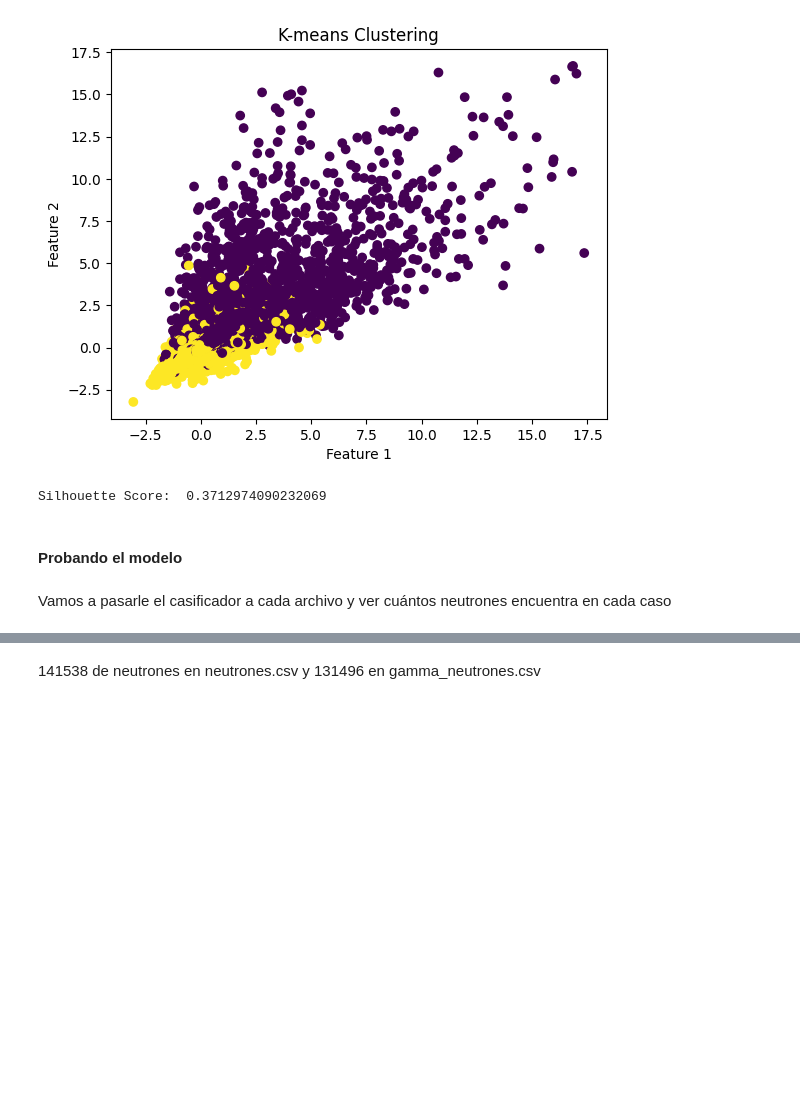
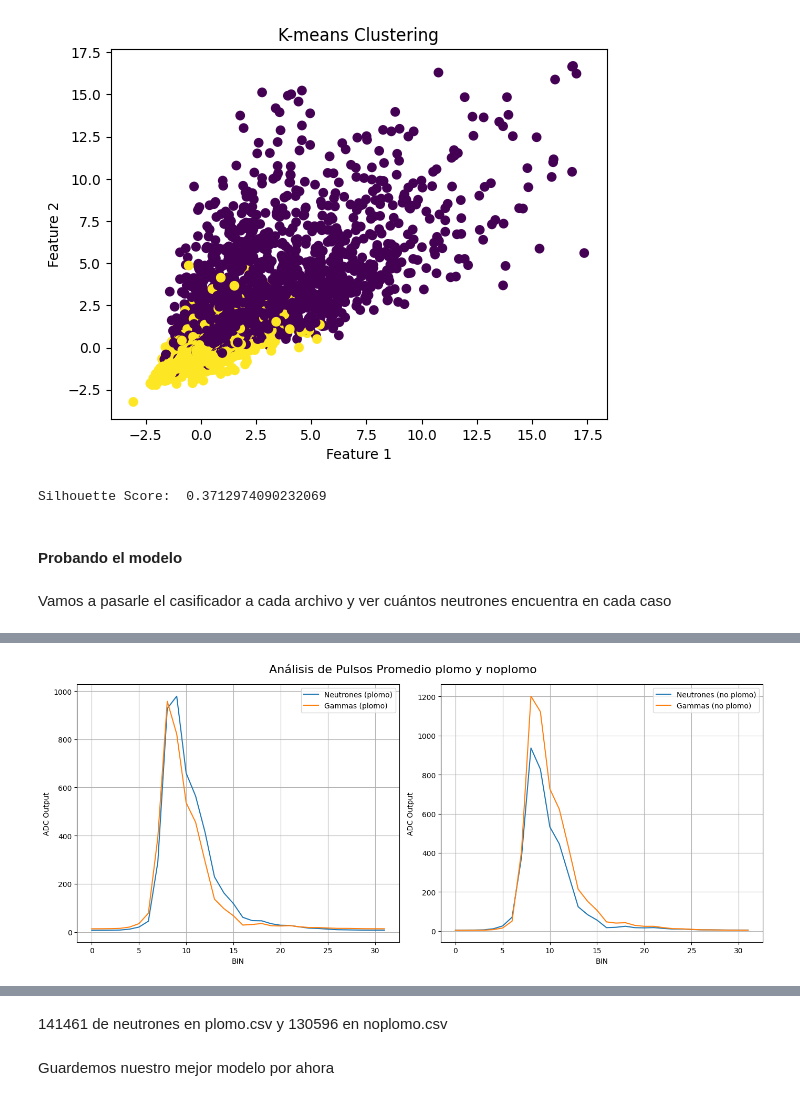
Before and after one commit to saisito/MLF_nunez-alejandro, a Jupyter notebook: nunez-alejandro.ipynb, the cells around one changed output, grey strips where cells are left out. Drawn from its saved outputs; the diff is of its cells as text; code cells hidden in the pictures; blank space fills up the shorter version.

```diff
--- a/nunez-alejandro.ipynb
+++ b/nunez-alejandro.ipynb
@@ -737,11 +730,6 @@ from sklearn.preprocessing import StandardScaler
 from sklearn.decomposition import PCA
 from sklearn.metrics import silhouette_score, davies_bouldin_score, calinski_harabasz_score
 # %%
-neutrones_file = 'Gamma_neutrones/neutrones.csv'
-gamma_neutrones_file = 'Gamma_neutrones/gamma_neutrones.csv'
-neutrones_pulsos = np.loadtxt(neutrones_file, delimiter=',')
-gamma_neutrones_pulsos = np.loadtxt(gamma_neutrones_file, delimiter=',')
-
 # Cargar los modelos entrenados
 clf_AmBe_noplomo = joblib.load('AmBe_noplomo/modelo_AmBe_noplomo.pkl')
 clf_AmBe_plomo = joblib.load('AmBe_plomo/modelo_AmBe_plomo.pkl')
@@ -862,10 +846,12 @@ def cargar_datos(neutrones_file, gamma_neutrones_file):
     data = np.vstack((neutrones_pulsos, gamma_neutrones_pulsos))
     return data, labels
 
-neutrones_file = 'Gamma_Neutrones/neutrones.csv'
-gamma_neutrones_file = 'Gamma_Neutrones/gamma_neutrones.csv'
+plomo_file = 'AmBe_filtered/plomo.csv'
+noplomo_file = 'AmBe_filtered/noplomo.csv'
+plomo_pulsos = np.loadtxt(plomo_file, delimiter=',')
+noplomo_pulsos = np.loadtxt(noplomo_file, delimiter=',')
 
-data, labels = cargar_datos(neutrones_file, gamma_neutrones_file)
+data, labels = cargar_datos(plomo_file, noplomo_file)
 # %% [markdown]
 Preprocesamiento y Balanceo de Clases
 # %%
@@ -1099,0 +996,63 @@ Carga de gammas en gamma_neutrones.csv: 1461942905.0
+# %%
+import numpy as np
+import matplotlib.pyplot as plt
+from sklearn.preprocessing import StandardScaler
+
+def load_and_predict(file, model, scaler):
+    data = np.loadtxt(file, delimiter=',')
+    data_scaled = scaler.fit_transform(data)
+    y_pred_all = model.predict(data_scaled)
+    y_pred_all_classes = (y_pred_all > 0.5).astype(int)
+    data_descaled = scaler.inverse_transform(data_scaled)
+    neutron_pulses = data_descaled[y_pred_all_classes == 1]
+    gamma_pulses = data_descaled[y_pred_all_classes == 0]
+    return neutron_pulses, gamma_pulses
+
+def plot_pulse_average(ax, pulse_data, title, label):
+    ax.plot(np.mean(pulse_data, axis=0), label=label)
+    ax.set_title(title)
+    ax.set_xlabel('BIN')
+    ax.set_ylabel('ADC Output')
+    ax.grid(True)
+    ax.legend()
+
+scaler = StandardScaler()
+best_model = stacking_clf  # Usar el mejor modelo obtenido
+
+# Load and predict data for plomo.csv
+neutron_pulses_plomo, gamma_pulses_plomo = load_and_predict(plomo_file, best_model, scaler)
+
+# Load and predict data for noplomo.csv
+neutron_pulses_noplomo, gamma_pulses_noplomo = load_and_predict(noplomo_file, best_model, scaler)
+
+# Create subplots (2 subplots, 1 row)
+fig, (ax1, ax2) = plt.subplots(1, 2, figsize=(14, 6))
+
+# Plot neutrones y gammas para plomo.csv
+plot_pulse_average(ax1, neutron_pulses_plomo, '', 'Neutrones (plomo)')
+plot_pulse_average(ax1, gamma_pulses_plomo, '', 'Gammas (plomo)')
+
+# Plot neutrones y gammas para noplomo.csv
+plot_pulse_average(ax2, neutron_pulses_noplomo, '', 'Neutrones (no plomo)')
+plot_pulse_average(ax2, gamma_pulses_noplomo, '', 'Gammas (no plomo)')
+
+# Añadir títulos a los gráficos
+fig.suptitle('Análisis de Pulsos Promedio plomo y noplomo', fontsize=16)
+
+# Ajustar el layout para asegurar que no se superpongan los elementos
+plt.tight_layout()
+
+# Mostrar el gráfico
+plt.show()
+
+print(f'Cantidad de neutrones en plomo.csv {neutron_pulses_plomo.shape}')
+print(f'Cantidad de gammas en plomo.csv {gamma_pulses_plomo.shape}')
+print(f'Carga de neutrones en plomo.csv : {neutron_pulses_plomo.sum()}')
+print(f'Carga de gammas en plomo.csv: {gamma_pulses_plomo.sum()}')
+print('\n')
+print(f'Cantidad de neutrones en noplomo.csv {neutron_pulses_noplomo.shape}')
+print(f'Cantidad de gammas en noplomo.csv {gamma_pulses_noplomo.shape}')
+print(f'Carga de neutrones en noplomo.csv : {neutron_pulses_noplomo.sum()}')
+print(f'Carga de gammas en noplomo.csv: {gamma_pulses_noplomo.sum()}')
+# %% [output]
+[figure, added]
@@ -1100,2 +1069,4 @@ Carga de gammas en gamma_neutrones.csv: 1461942905.0
 # %% [markdown]
-141538 de neutrones en neutrones.csv y 131496 en gamma_neutrones.csv
+141461 de neutrones en plomo.csv y 130596 en noplomo.csv
+# %% [markdown]
+Guardemos nuestro mejor modelo por ahora
```
Also changed, not shown: parts of 26 cells of this notebook.
